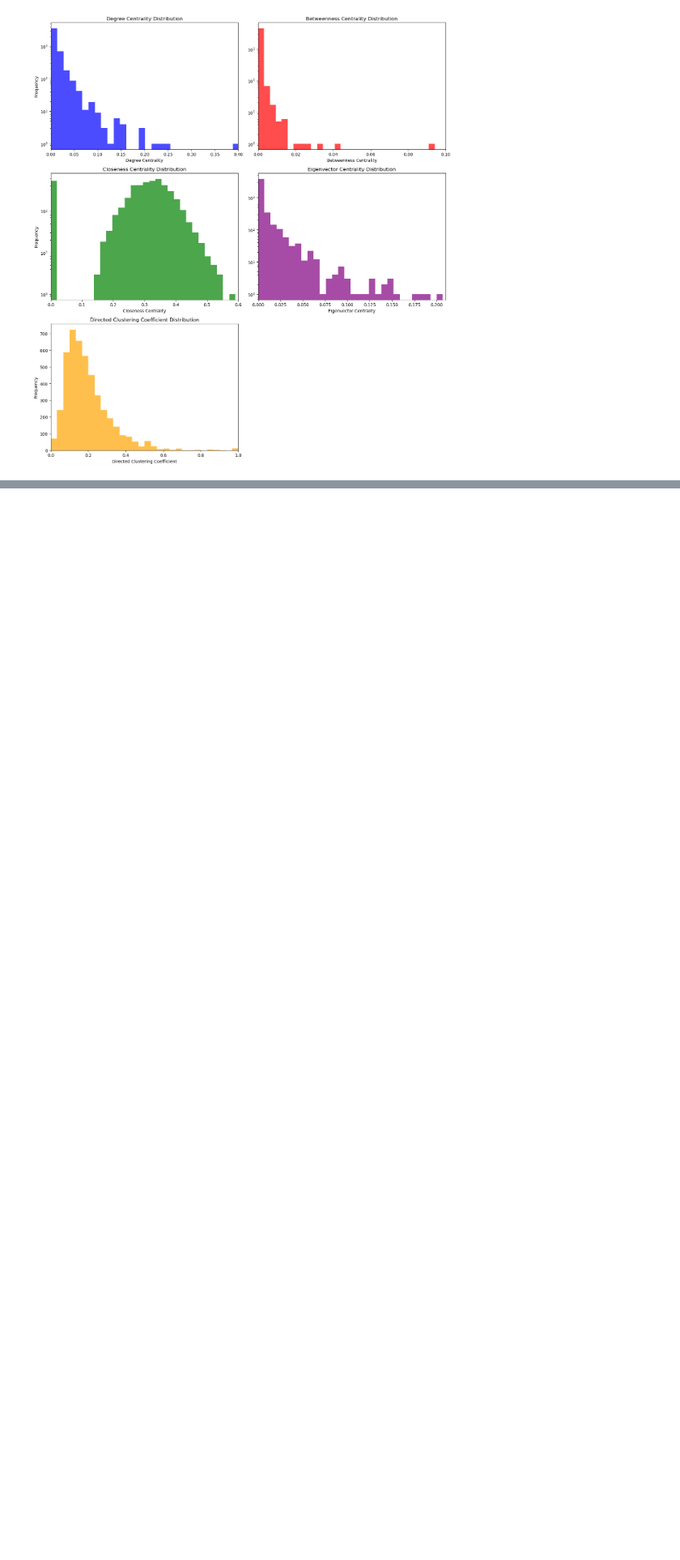
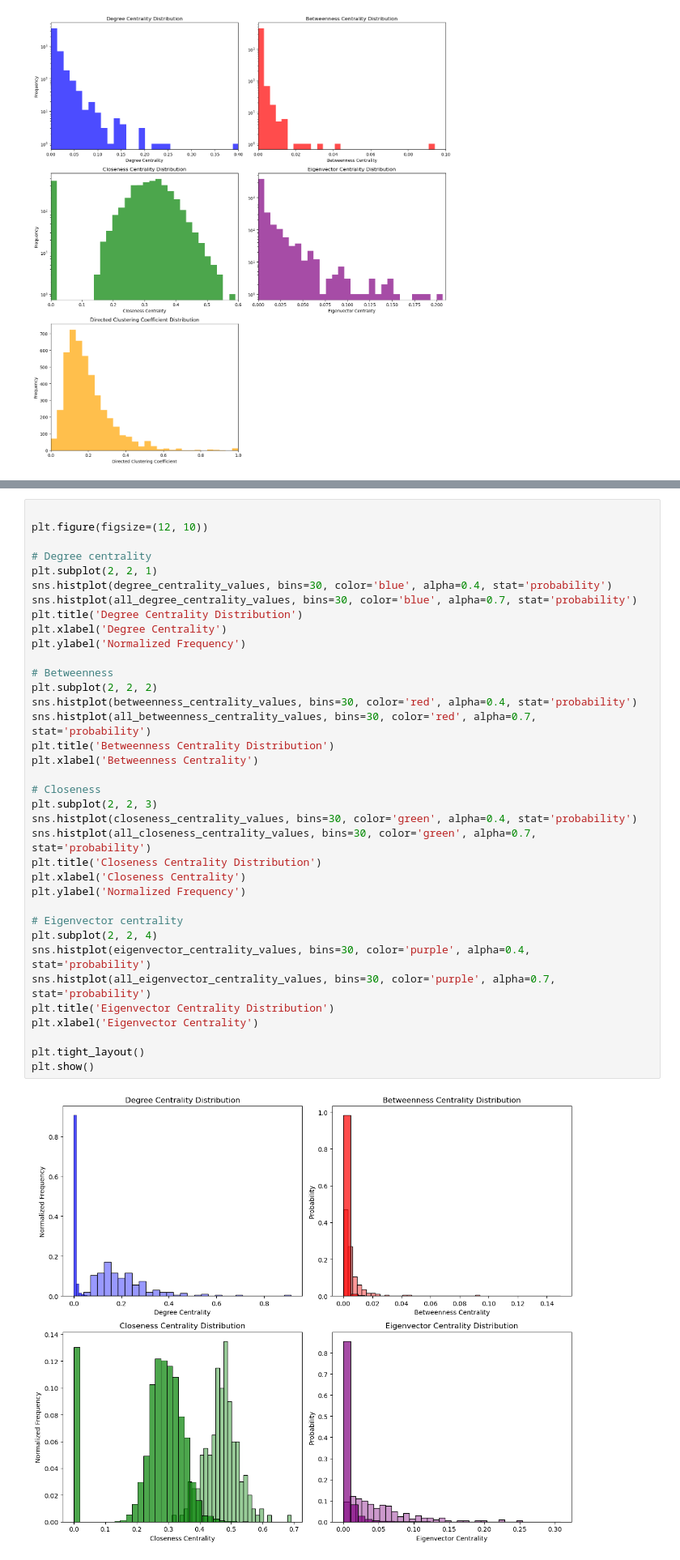
Before and after one commit to epfl-ada/ada-2023-project-epfldatadynamos, a Jupyter notebook: milestone3.ipynb, the cells around one changed output, grey strips where cells are left out. Shown: that part at 81% size. Saved outputs shown, nothing was run; the diff lists cells and outputs as text; blank space fills up the shorter version.

```diff
--- a/milestone3.ipynb
+++ b/milestone3.ipynb
@@ -370,3 +479,41 @@ plt.show()
+# %%
+
+plt.figure(figsize=(12, 10))
+
+# Degree centrality
+plt.subplot(2, 2, 1)
+sns.histplot(degree_centrality_values, bins=30, color='blue', alpha=0.4, stat='probability')
+sns.histplot(all_degree_centrality_values, bins=30, color='blue', alpha=0.7, stat='probability')
+plt.title('Degree Centrality Distribution')
+plt.xlabel('Degree Centrality')
+plt.ylabel('Normalized Frequency')
+
+# Betweenness
+plt.subplot(2, 2, 2)
+sns.histplot(betweenness_centrality_values, bins=30, color='red', alpha=0.4, stat='probability')
+sns.histplot(all_betweenness_centrality_values, bins=30, color='red', alpha=0.7, stat='probability')
+plt.title('Betweenness Centrality Distribution')
+plt.xlabel('Betweenness Centrality')
+
+# Closeness
+plt.subplot(2, 2, 3)
+sns.histplot(closeness_centrality_values, bins=30, color='green', alpha=0.4, stat='probability')
+sns.histplot(all_closeness_centrality_values, bins=30, color='green', alpha=0.7, stat='probability')
+plt.title('Closeness Centrality Distribution')
+plt.xlabel('Closeness Centrality')
+plt.ylabel('Normalized Frequency')
+
+# Eigenvector centrality
+plt.subplot(2, 2, 4)
+sns.histplot(eigenvector_centrality_values, bins=30, color='purple', alpha=0.4, stat='probability')
+sns.histplot(all_eigenvector_centrality_values, bins=30, color='purple', alpha=0.7, stat='probability')
+plt.title('Eigenvector Centrality Distribution')
+plt.xlabel('Eigenvector Centrality')
+
+plt.tight_layout()
+plt.show()
+# %% [output]
+[figure, added]
 # %% [markdown]
 ### Part 3: Wikipedia Category Preferences
 # %% [markdown]
```
Also changed, not shown: parts of 22 cells of this notebook.
